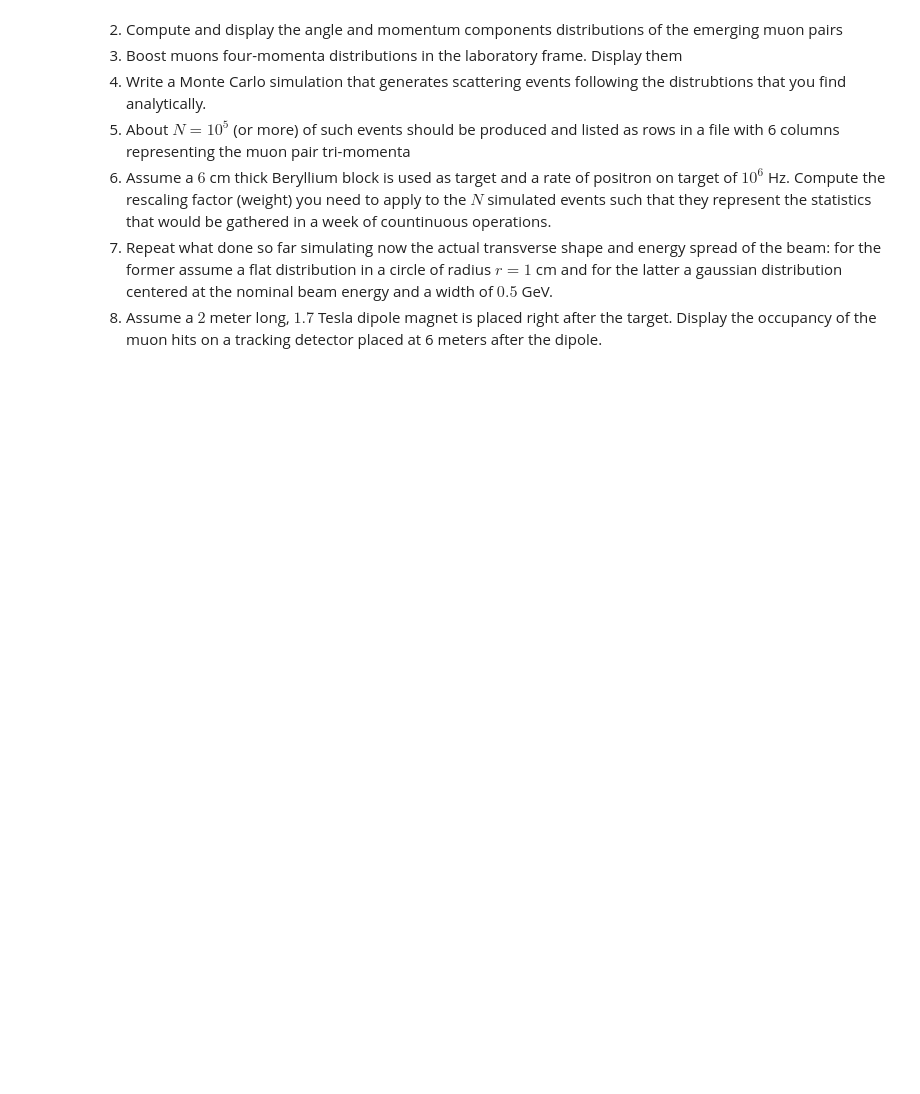
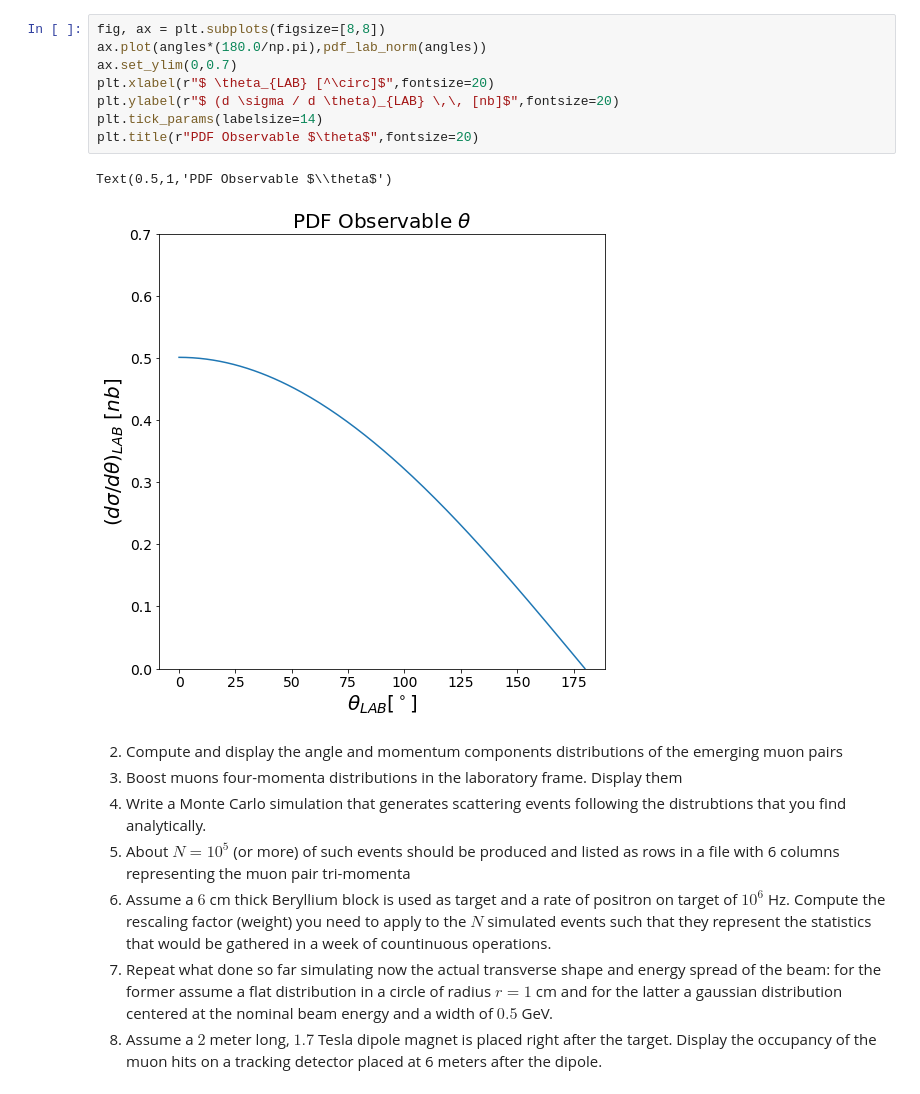
Before and after one commit to albchim/LCP_Project, a Jupyter notebook: ZANETTI_PROJECT_0.ipynb, the cells around one changed output. Saved outputs shown, nothing was run; the diff lists cells and outputs as text; blank space fills up the shorter version.

```diff
--- a/ZANETTI_PROJECT_0.ipynb
+++ b/ZANETTI_PROJECT_0.ipynb
@@ -70,3 +110,14 @@ plt.plot()
+# %%
+fig, ax = plt.subplots(figsize=[8,8])
+ax.plot(angles*(180.0/np.pi),pdf_lab_norm(angles))
+ax.set_ylim(0,0.7)
+plt.xlabel(r"$ \theta_{LAB} [^\circ]$",fontsize=20)
+plt.ylabel(r"$ (d \sigma / d \theta)_{LAB} \,\, [nb]$",fontsize=20)
+plt.tick_params(labelsize=14)
+plt.title(r"PDF Observable $\theta$",fontsize=20)
+# %% [output]
+Text(0.5,1,'PDF Observable $\\theta$')
+[figure, added]
 # %% [markdown]
 2. Compute and display the angle and momentum components distributions of the emerging muon pairs
 3. Boost muons four-momenta distributions in the laboratory frame. Display them
```
Also changed, not shown: parts of 11 cells of this notebook.
